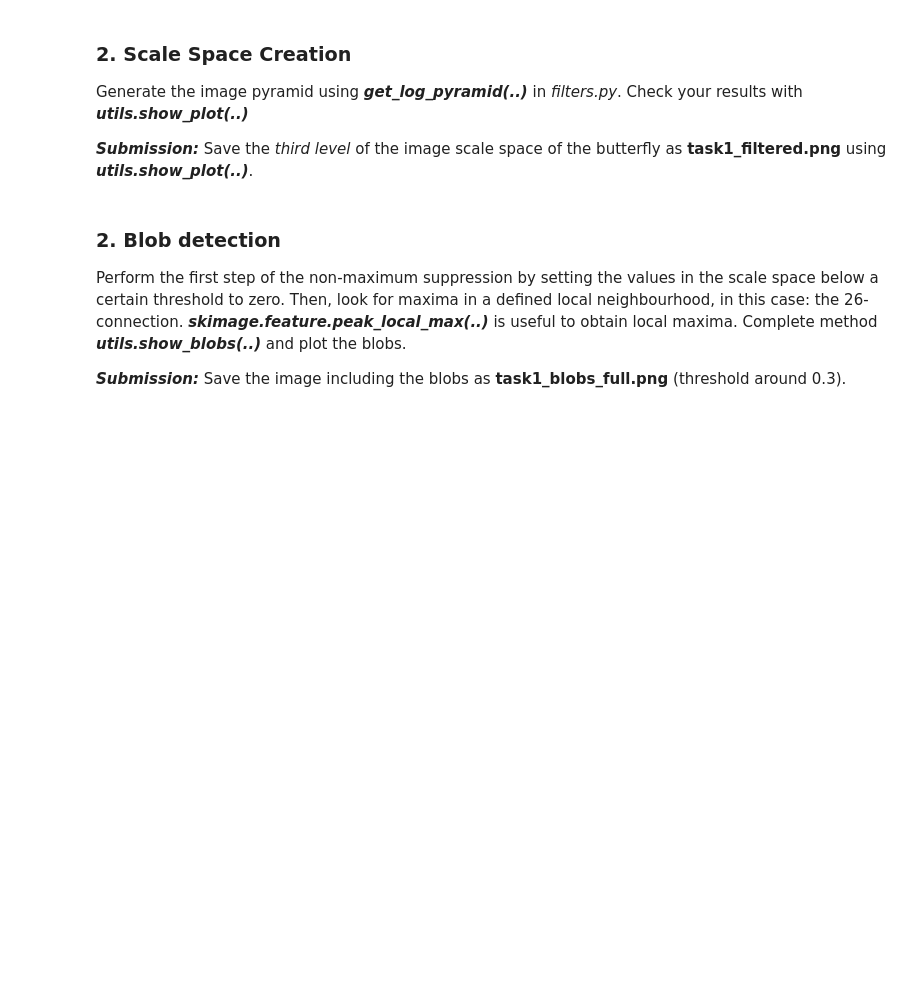
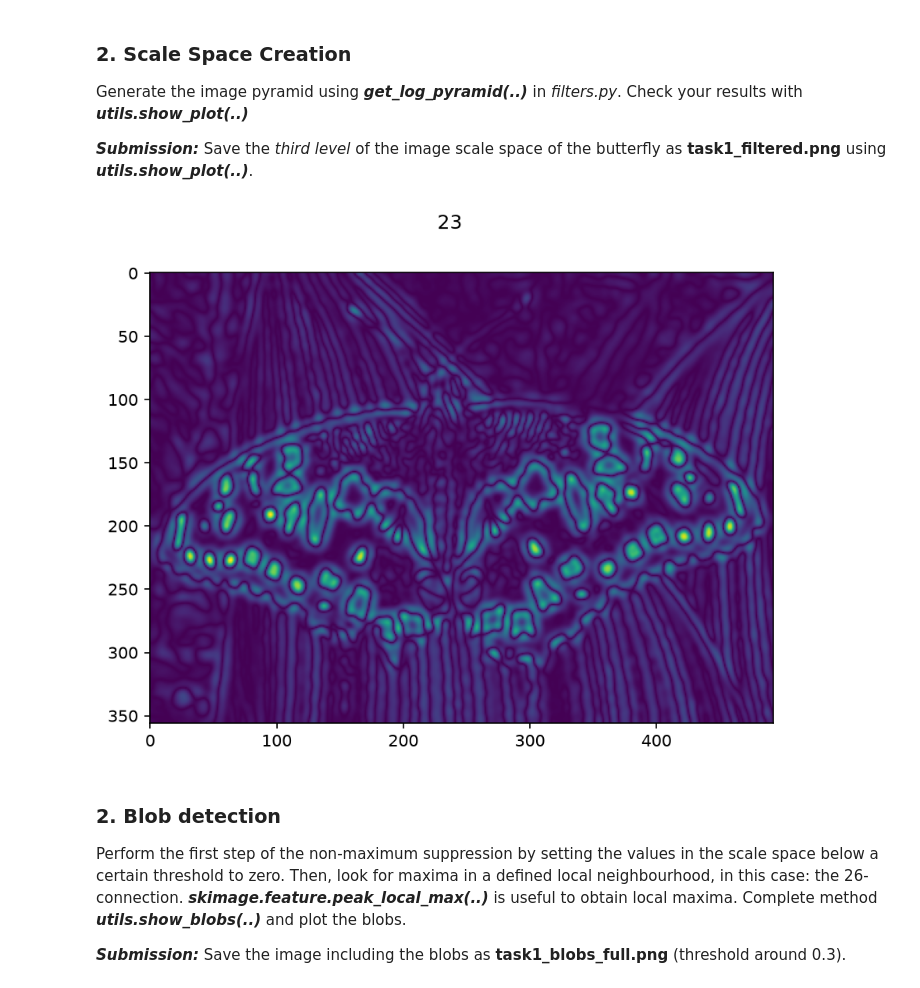
Before and after one commit to Pauhl/Computer_Vision_Assignment_1, a Jupyter notebook: TASK1/Task1.ipynb, the cells around one changed output. Drawn from its saved outputs; the diff is of its cells as text; code cells hidden in the pictures; blank space fills up the shorter version.

```diff
--- a/TASK1/Task1.ipynb
+++ b/TASK1/Task1.ipynb
@@ -26,3 +22,14 @@ plt.rcParams['figure.dpi'] = 150
+# %%
+#student_code start
+
+# Read grayscale image
+image = cv2.imread('data/butterfly.jpg', cv2.IMREAD_GRAYSCALE)
+
+# Normalize image
+normalized_image = cv2.normalize(
+    image, None, alpha=0, beta=1, norm_type=cv2.NORM_MINMAX, dtype=cv2.CV_64F)
+
+#student_code end
 # %% [markdown]
 ### 2. Scale Space Creation
 
@@ -32,12 +39,16 @@ Generate the image pyramid using ***get_log_pyramid(..)*** in _filters.py_. Chec
 # %%
 sigma = 2
 k = 1.3
 levels = 10
 
 #student_code start
 
+pyramid, all_sigmas = filters.get_log_pyramid(normalized_image, sigma, k, levels)
+utils.show_plot(pyramid[:, :, 2], group_no='23', name='Scale_Space')
 
 #student_code end
+# %% [output]
+[figure, added]
 # %% [markdown]
 ### 2. Blob detection
 
```
Also changed, not shown: parts of 13 cells of this notebook, 10 other files.
